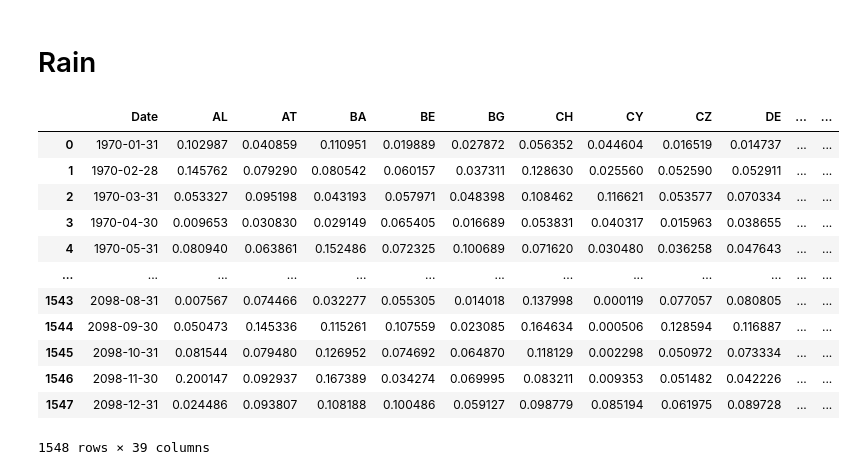
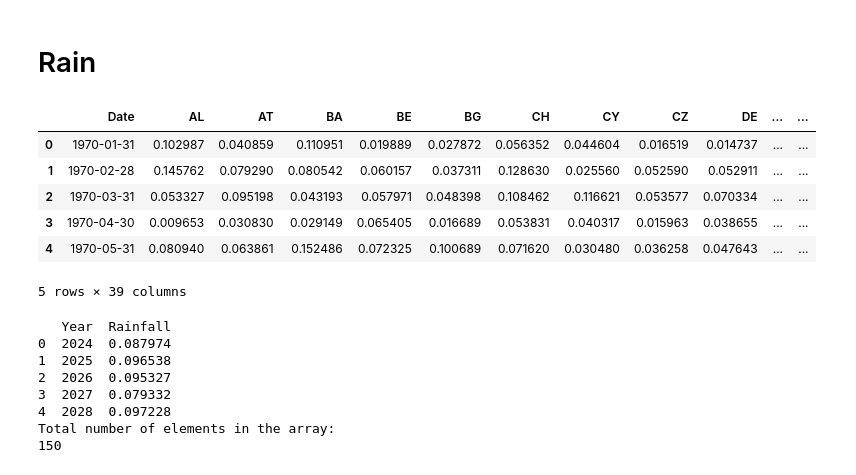
Before and after one commit to gpols/Sonification, a Jupyter notebook: main/signals.ipynb, the cells around one changed output. Saved outputs shown, nothing was run; the diff lists cells and outputs as text; code cells hidden in the pictures.

```diff
--- a/main/signals.ipynb
+++ b/main/signals.ipynb
@@ -298,29 +92,23 @@ sd.stop()
 # %%
 # Adjust the relative path to the correct location
 notebook_dir = os.getcwd()
 rain_path = os.path.join(notebook_dir, '..', 'data_files', 'rain.csv')
 
 # Skip metadata rows and read the data
 rain_df = pd.read_csv(
     rain_path,
     skiprows=52,  # Skip rows up to the actual data header
     sep=',',      # Specify the correct delimiter (comma in this case)
     engine='python',  # Use Python engine for flexible parsing
     on_bad_lines='skip'  # Skip any problematic rows
 )
 
-rain_df
+rain_df.head()
 # %% [output]
 |  | Date | AL | AT | BA | BE | BG | CH | CY | CZ | DE | ... | ... |
 | 0 | 1970-01-31 | 0.102987 | 0.040859 | 0.110951 | 0.019889 | 0.027872 | 0.056352 | 0.044604 | 0.016519 | 0.014737 | ... | ... |
 | 1 | 1970-02-28 | 0.145762 | 0.079290 | 0.080542 | 0.060157 | 0.037311 | 0.128630 | 0.025560 | 0.052590 | 0.052911 | ... | ... |
 | 2 | 1970-03-31 | 0.053327 | 0.095198 | 0.043193 | 0.057971 | 0.048398 | 0.108462 | 0.116621 | 0.053577 | 0.070334 | ... | ... |
 | 3 | 1970-04-30 | 0.009653 | 0.030830 | 0.029149 | 0.065405 | 0.016689 | 0.053831 | 0.040317 | 0.015963 | 0.038655 | ... | ... |
 | 4 | 1970-05-31 | 0.080940 | 0.063861 | 0.152486 | 0.072325 | 0.100689 | 0.071620 | 0.030480 | 0.036258 | 0.047643 | ... | ... |
-| ... | ... | ... | ... | ... | ... | ... | ... | ... | ... | ... | ... | ... |
-| 1543 | 2098-08-31 | 0.007567 | 0.074466 | 0.032277 | 0.055305 | 0.014018 | 0.137998 | 0.000119 | 0.077057 | 0.080805 | ... | ... |
-| 1544 | 2098-09-30 | 0.050473 | 0.145336 | 0.115261 | 0.107559 | 0.023085 | 0.164634 | 0.000506 | 0.128594 | 0.116887 | ... | ... |
-| 1545 | 2098-10-31 | 0.081544 | 0.079480 | 0.126952 | 0.074692 | 0.064870 | 0.118129 | 0.002298 | 0.050972 | 0.073334 | ... | ... |
-| 1546 | 2098-11-30 | 0.200147 | 0.092937 | 0.167389 | 0.034274 | 0.069995 | 0.083211 | 0.009353 | 0.051482 | 0.042226 | ... | ... |
-| 1547 | 2098-12-31 | 0.024486 | 0.093807 | 0.108188 | 0.100486 | 0.059127 | 0.098779 | 0.085194 | 0.061975 | 0.089728 | ... | ... |
-1548 rows × 39 columns
+5 rows × 39 columns
@@ -326,0 +121,25 @@ rain_df
+# %%
+# Filter rows between 2024 and 2098
+rain_pred = rain_df[rain_df['Year'] >= '2024-01']
+
+# Select only 'year and month' and 'UK' columns
+rain_uk = rain_pred[['Year', 'UK']].copy()
+
+# Rename UK collumn to Rainfall(mm)
+rain_uk.rename(columns={'UK':'Rainfall'}, inplace=True)
+
+# Calculate the mean rainfall for each year
+rain_uk = rain_uk.groupby(rain_uk['Year'].dt.year)['Rainfall'].mean().reset_index()
+
+print(rain_uk[:5])
+print("Total number of elements in the array: ")
+print(rain_uk.size)
+# %% [output]
+   Year  Rainfall
+0  2024  0.087974
+1  2025  0.096538
+2  2026  0.095327
+3  2027  0.079332
+4  2028  0.097228
+Total number of elements in the array:
+150
```
Also changed, not shown: parts of 27 cells of this notebook, 2 other files.
